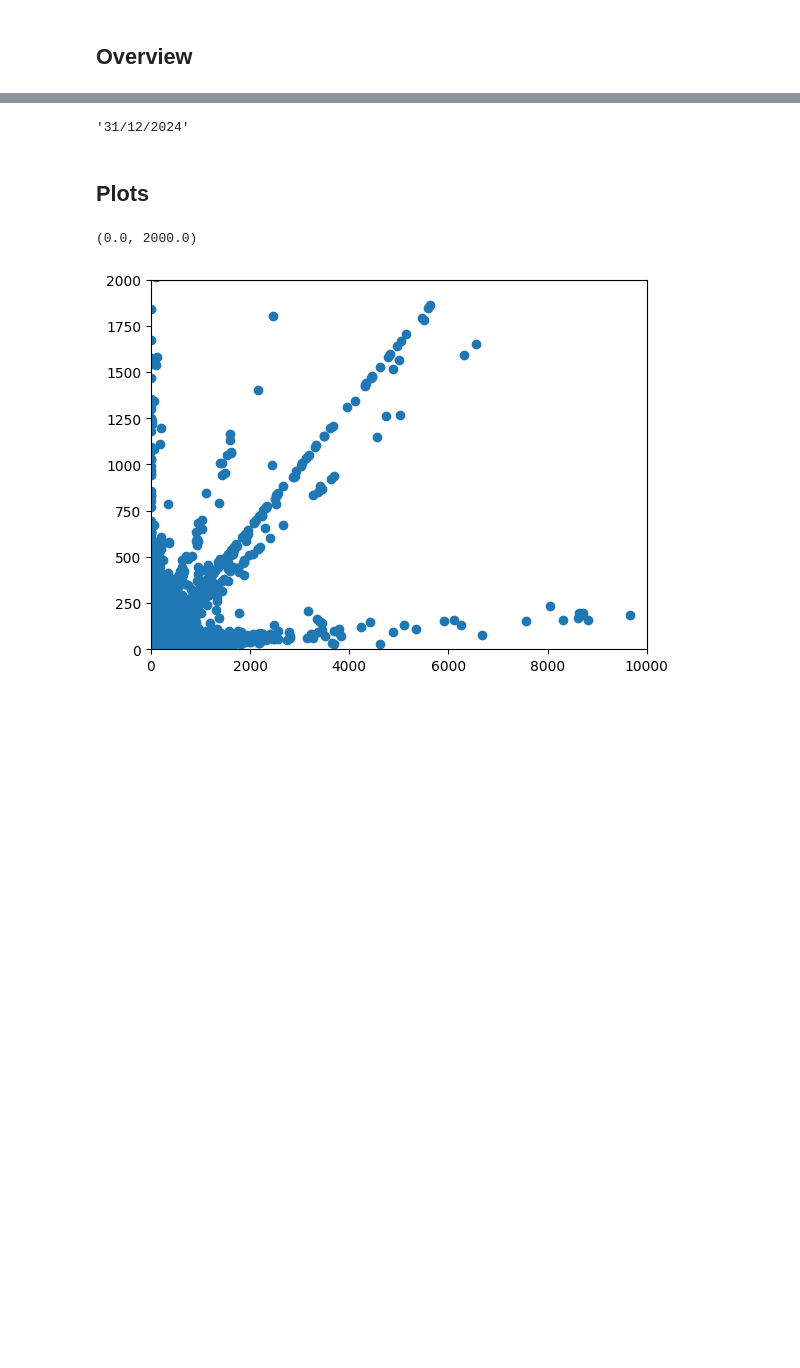
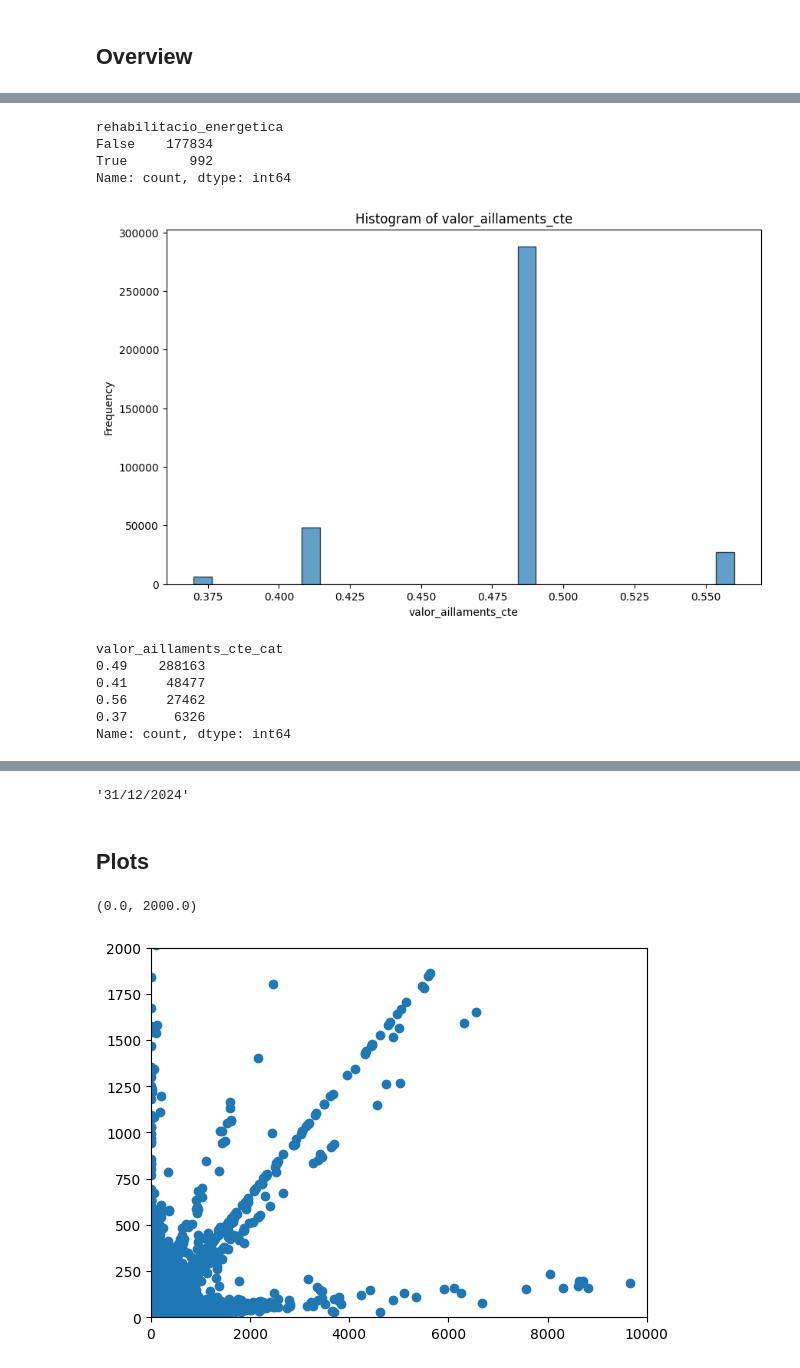
Before and after one commit to fndvit/mds-udg-viz-i-dgpcd-hackathon-25, a Jupyter notebook: nb/xabarins_overview.ipynb, the cells around one changed output, grey strips where cells are left out. Drawn from its saved outputs; the diff is of its cells as text; code cells hidden in the pictures; blank space fills up the shorter version.

```diff
--- a/nb/xabarins_overview.ipynb
+++ b/nb/xabarins_overview.ipynb
@@ -17,2 +19,2 @@ df_small = pd.read_csv("../src/dades/font/certificats.csv")
 # %%
-df_big_raw = pd.read_csv("../data/Certificats_d_efici_ncia_energ_tica_d_edificis_20250204.csv")
+df_big_raw = pd.read_csv("../src/dades/font/certificats_clean_small.csv")
@@ -111,3 +91,9 @@ columns_selected = [
     "emissions_de_co2",
     "consum_denergia_final"
 ]
+# %%
+pd.set_option("display.float_format", "{:.10f}".format)
+
+df_clean = df_big.dropna(subset=columns_selected) # treure nans en aquestes
+q99 = df_clean["emissions_de_co2"].quantile(0.99)
+df_clean = df_clean[df_clean["emissions_de_co2"] < q99]
@@ -115,0 +219,2 @@ df_question_1 = df_big[columns_selected]
+# %%
+df_clean['energia_renovable'] = df_clean['consum_denergia_final'] - df_clean['energia_primaria_no_renovable']
@@ -115,0 +300,35 @@ df_question_1 = df_big[columns_selected]
+# %%
+df_clean['rehabilitacio_energetica'].value_counts()
+# %% [output]
+rehabilitacio_energetica
+False    177834
+True        992
+Name: count, dtype: int64
+# %%
+selected_column = 'valor_aillaments_cte'  # Replace with the column you want to plot
+
+plt.figure(figsize=(10, 6))
+df_clean[selected_column].hist(bins=30, edgecolor='black', alpha=0.7)
+plt.xlabel(selected_column)
+plt.ylabel('Frequency')
+plt.title(f'Histogram of {selected_column}')
+plt.grid(False)
+plt.show()
+# %% [output]
+[figure, added]
+# %%
+df_clean['valor_aillaments_cte_cat'] = pd.Categorical(df_clean['valor_aillaments_cte'])
+
+# Assign category labels with real numerical values
+df_clean['valor_aillaments_cte_cat'] = df_clean['valor_aillaments_cte_cat'].cat.rename_categories({
+    val: f"{val}" for val in df_clean['valor_aillaments_cte_cat'].unique()
+})
+
+df_clean['valor_aillaments_cte_cat'].value_counts()
+# %% [output]
+valor_aillaments_cte_cat
+0.49    288163
+0.41     48477
+0.56     27462
+0.37      6326
+Name: count, dtype: int64
```
Also changed, not shown: parts of 41 cells of this notebook, 13 other files.
